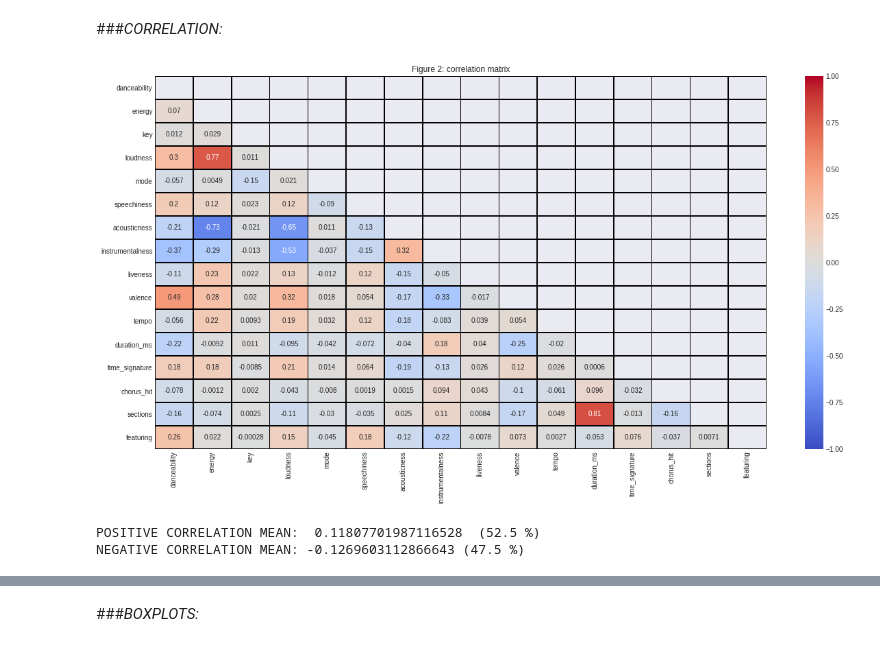
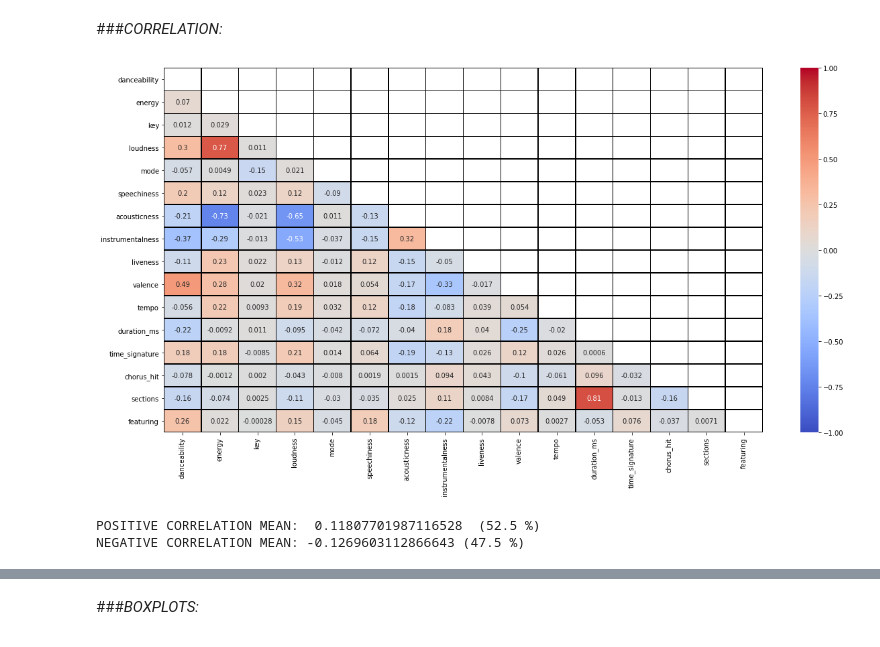
Before and after one commit to MatteoStoisa/DataSpaces_project, a Jupyter notebook: projectDataSpacesMatteoStoisa_the_spotify_hit_predictor_dataset_dataset_of_10s.ipynb, the cells around one changed output, grey strips where cells are left out. Cells and saved outputs as stored; diff of their text form; code cells hidden in the pictures.

```diff
--- a/projectDataSpacesMatteoStoisa_the_spotify_hit_predictor_dataset_dataset_of_10s.ipynb
+++ b/projectDataSpacesMatteoStoisa_the_spotify_hit_predictor_dataset_dataset_of_10s.ipynb
@@ -132,27 +139,26 @@ print(dataset.iloc[[297]].to_string())
 # %%
 correlation_matrix = dataset.corr()
 plt.figure(figsize=(20, 10))
-plt.title("Figure 2: correlation matrix")
 mask = np.zeros_like(correlation_matrix)
 mask[np.triu_indices_from(mask)] = True
 sns.heatmap(correlation_matrix, annot=True, fmt='.2g', vmin=-1, vmax=1, center= 0, cmap= 'coolwarm', linewidths=0.5, linecolor='black', mask=mask)
 plt.show()
 positive_count = 0
 negative_count = 0
 positive_sum = 0
 negative_sum = 0
 for i in range(1, len(correlation_matrix)):
   for j in range(i):
     if correlation_matrix.iloc[i, j] > 0:
       positive_count += 1
       positive_sum += correlation_matrix.iloc[i, j]
     else:
       negative_count += 1
       negative_sum += correlation_matrix.iloc[i, j]
 
 print("POSITIVE CORRELATION MEAN:  {}  ({} %)".format(positive_sum / positive_count, (positive_count / (positive_count + negative_count)) * 100))
 print("NEGATIVE CORRELATION MEAN: {} ({} %)".format(negative_sum / negative_count, (negative_count / (positive_count + negative_count)) * 100))
 # %% [output]
-[figure, old version]
+[figure, new version]
 POSITIVE CORRELATION MEAN:  0.11807701987116528  (52.5 %)
 NEGATIVE CORRELATION MEAN: -0.1269603112866643 (47.5 %)
```
Also changed, not shown: parts of 17 cells of this notebook.
